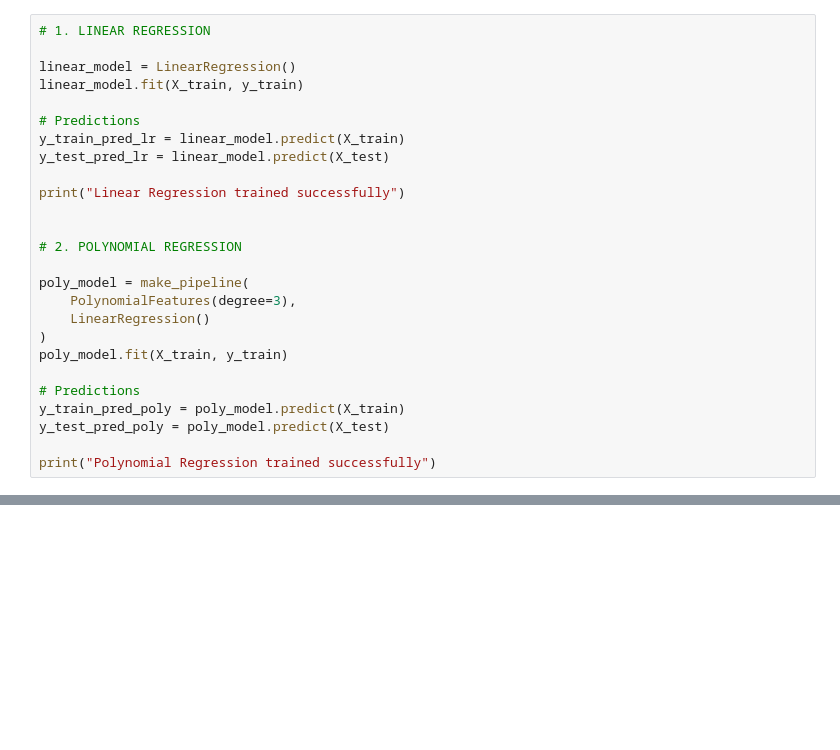
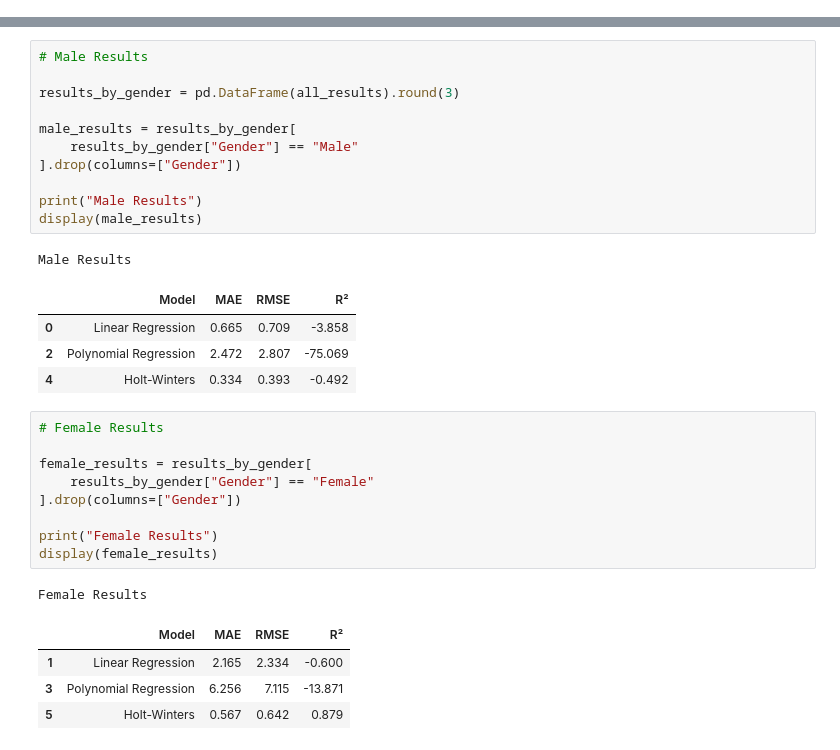
Before and after one commit to HudaSleem/AI-project, a Jupyter notebook: Evaluation.ipynb, the cells around one changed output, grey strips where cells are left out. Saved outputs shown, nothing was run; the diff lists cells and outputs as text; blank space fills up the shorter version.

```diff
--- a/Evaluation.ipynb
+++ b/Evaluation.ipynb
@@ -28,26 +32,0 @@ X_train, X_test, y_train, y_test = train_test_split(
-# %%
-# 1. LINEAR REGRESSION
-
-linear_model = LinearRegression()
-linear_model.fit(X_train, y_train)
-
-# Predictions
-y_train_pred_lr = linear_model.predict(X_train)
-y_test_pred_lr = linear_model.predict(X_test)
-
-print("Linear Regression trained successfully")
-
-
-# 2. POLYNOMIAL REGRESSION
-
-poly_model = make_pipeline(
-    PolynomialFeatures(degree=3),
-    LinearRegression()
-)
-poly_model.fit(X_train, y_train)
-
-# Predictions
-y_train_pred_poly = poly_model.predict(X_train)
-y_test_pred_poly = poly_model.predict(X_test)
-
-print("Polynomial Regression trained successfully")
@@ -212,0 +269,32 @@ plt.show()
+# %%
+# Male Results
+
+results_by_gender = pd.DataFrame(all_results).round(3)
+
+male_results = results_by_gender[
+    results_by_gender["Gender"] == "Male"
+].drop(columns=["Gender"])
+
+print("Male Results")
+display(male_results)
+# %% [output]
+Male Results
+|  | Model | MAE | RMSE | R² |
+| 0 | Linear Regression | 0.665 | 0.709 | -3.858 |
+| 2 | Polynomial Regression | 2.472 | 2.807 | -75.069 |
+| 4 | Holt-Winters | 0.334 | 0.393 | -0.492 |
+# %%
+# Female Results
+
+female_results = results_by_gender[
+    results_by_gender["Gender"] == "Female"
+].drop(columns=["Gender"])
+
+print("Female Results")
+display(female_results)
+# %% [output]
+Female Results
+|  | Model | MAE | RMSE | R² |
+| 1 | Linear Regression | 2.165 | 2.334 | -0.600 |
+| 3 | Polynomial Regression | 6.256 | 7.115 | -13.871 |
+| 5 | Holt-Winters | 0.567 | 0.642 | 0.879 |
```
Also changed, not shown: parts of 15 cells of this notebook.
